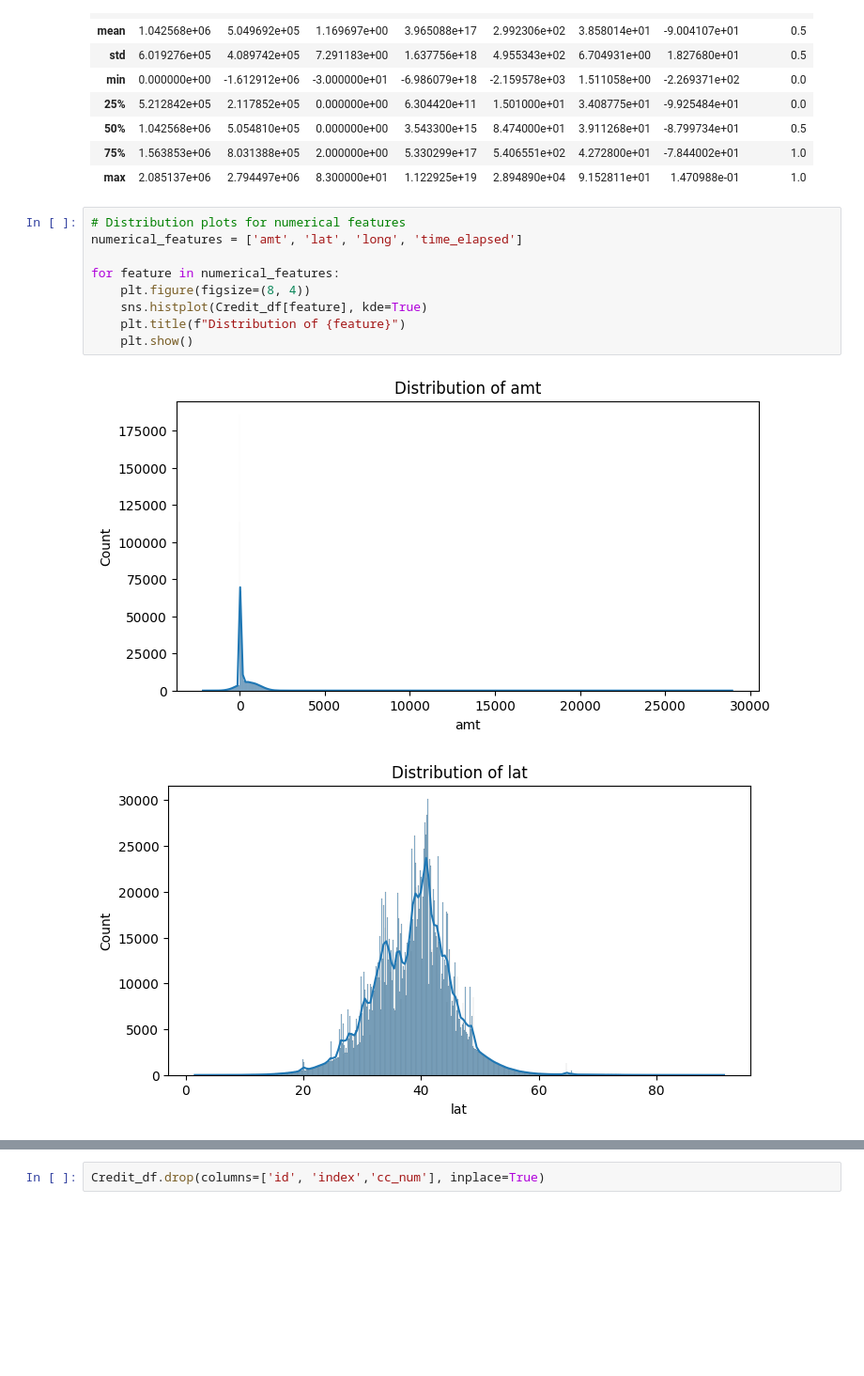
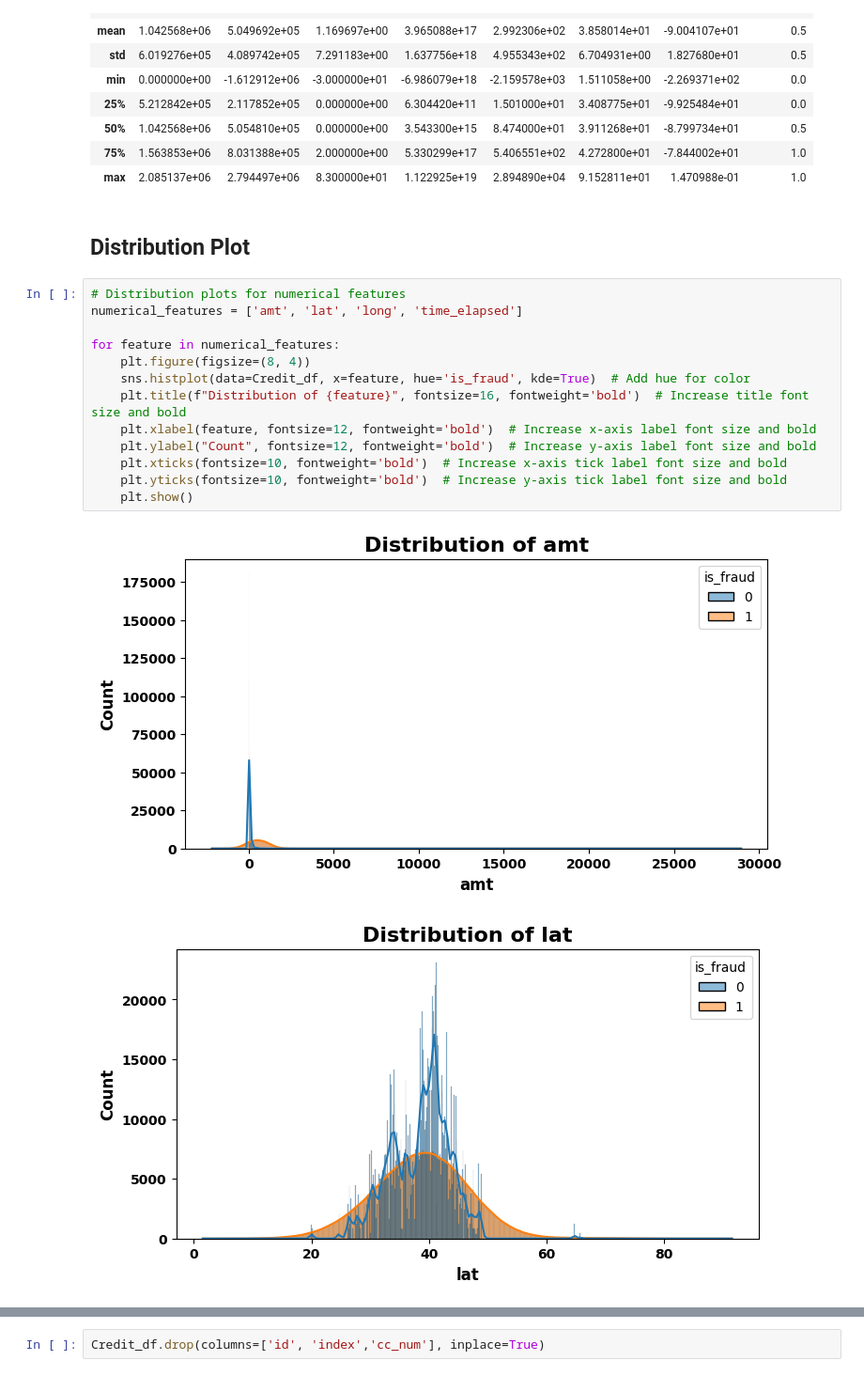
Before and after one commit to sanaarshadmahmood/Card-fraud-detection, a Jupyter notebook: Credit_Card.ipynb, the cells around one changed output, grey strips where cells are left out. Shown at 94% size. Saved outputs shown, nothing was run; the diff lists cells and outputs as text; blank space fills up the shorter version.

```diff
--- a/Credit_Card.ipynb
+++ b/Credit_Card.ipynb
@@ -129,15 +142,21 @@ Credit_df.describe()
 | 50% | 1.042568e+06 | 5.054810e+05 | 0.000000e+00 | 3.543300e+15 | 8.474000e+01 | 3.911268e+01 | -8.799734e+01 | 0.5 |
 | 75% | 1.563853e+06 | 8.031388e+05 | 2.000000e+00 | 5.330299e+17 | 5.406551e+02 | 4.272800e+01 | -7.844002e+01 | 1.0 |
 | max | 2.085137e+06 | 2.794497e+06 | 8.300000e+01 | 1.122925e+19 | 2.894890e+04 | 9.152811e+01 | 1.470988e-01 | 1.0 |
+# %% [markdown]
+## **Distribution Plot**
 # %%
 # Distribution plots for numerical features
 numerical_features = ['amt', 'lat', 'long', 'time_elapsed']
 
 for feature in numerical_features:
     plt.figure(figsize=(8, 4))
-    sns.histplot(Credit_df[feature], kde=True)
-    plt.title(f"Distribution of {feature}")
+    sns.histplot(data=Credit_df, x=feature, hue='is_fraud', kde=True)  # Add hue for color
+    plt.title(f"Distribution of {feature}", fontsize=16, fontweight='bold')  # Increase title font size and bold
+    plt.xlabel(feature, fontsize=12, fontweight='bold')  # Increase x-axis label font size and bold
+    plt.ylabel("Count", fontsize=12, fontweight='bold')  # Increase y-axis label font size and bold
+    plt.xticks(fontsize=10, fontweight='bold')  # Increase x-axis tick label font size and bold
+    plt.yticks(fontsize=10, fontweight='bold')  # Increase y-axis tick label font size and bold
     plt.show()
 # %% [output]
-[figure, old version]
+[figure, new version]
-[figure, old version]
+[figure, new version]
```
Also changed, not shown: parts of 70 cells of this notebook.
